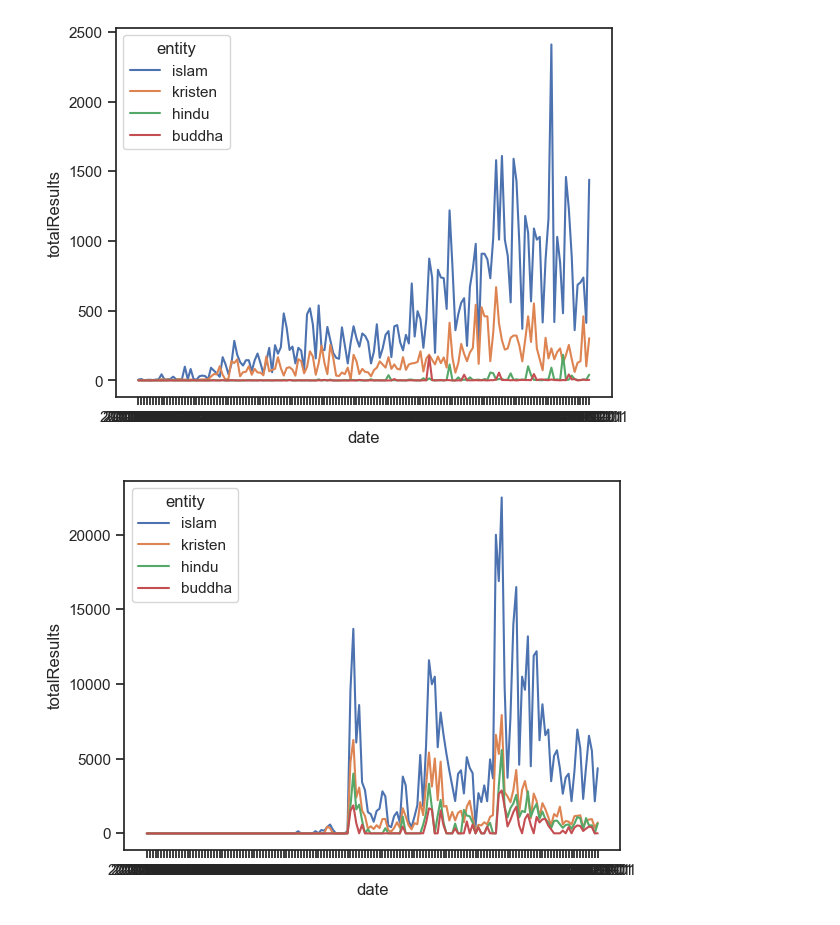
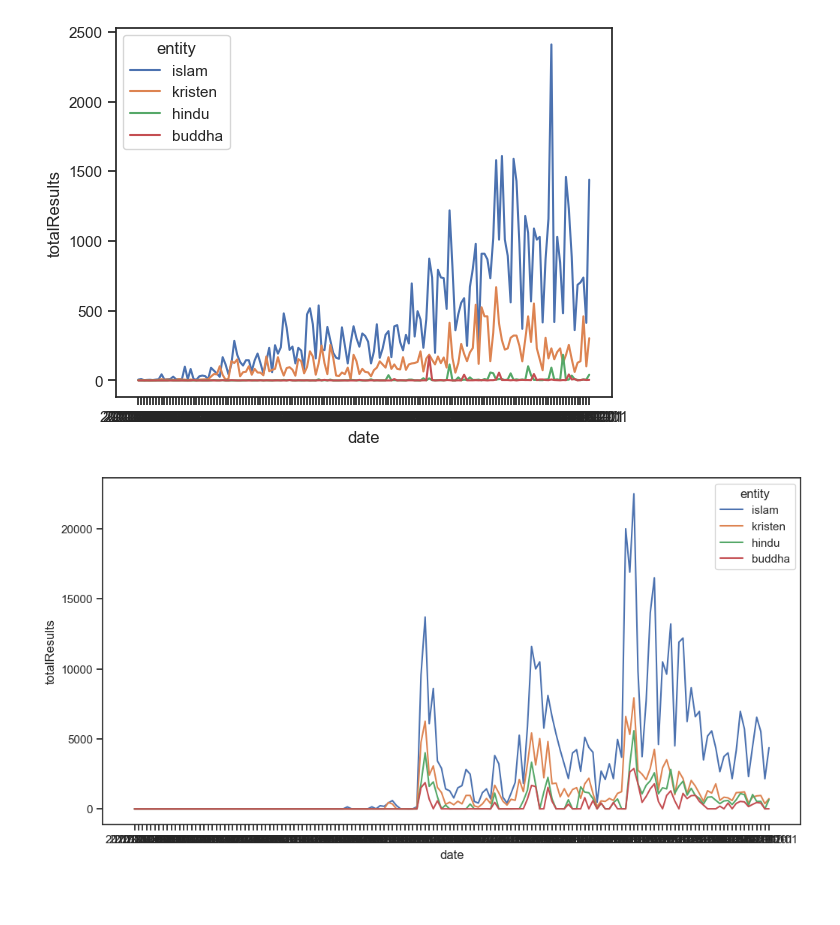
Before and after one commit to taudataanalytics/taudata-Academy, a Jupyter notebook: Religion-Intelligence.ipynb, the cells around one changed output. Cells and saved outputs as stored; diff of their text form; code cells hidden in the pictures; blank space fills up the shorter version.

```diff
--- a/Religion-Intelligence.ipynb
+++ b/Religion-Intelligence.ipynb
@@ -27,6 +27,7 @@ SEED = 0
 #df = pd.read_sql('SELECT * FROM religion', con=conn)
 fData = 'data/joined-text-religion.csv'
 df = pd.read_csv(fData)
+df['logTotal'] = np.log(df['totalResults'])
 print(df.shape)
 df.head()
 # %% [output]
@@ -77,8 +81,10 @@ p = sns.lineplot(data=tw, x="date", y="totalResults", hue="entity")
 [figure]
 # %%
 ig = df.loc[df['site'].isin(['instagram'])]
+plt.figure(figsize=(12, 6))
+
 p = sns.lineplot(data=ig, x="date", y="totalResults", hue="entity")
 # %% [output]
-[figure, old version]
+[figure, new version]
 # %%
 li = df.loc[df['site'].isin(['linkedin'])]
```
Also changed, not shown: parts of 12 cells of this notebook.
